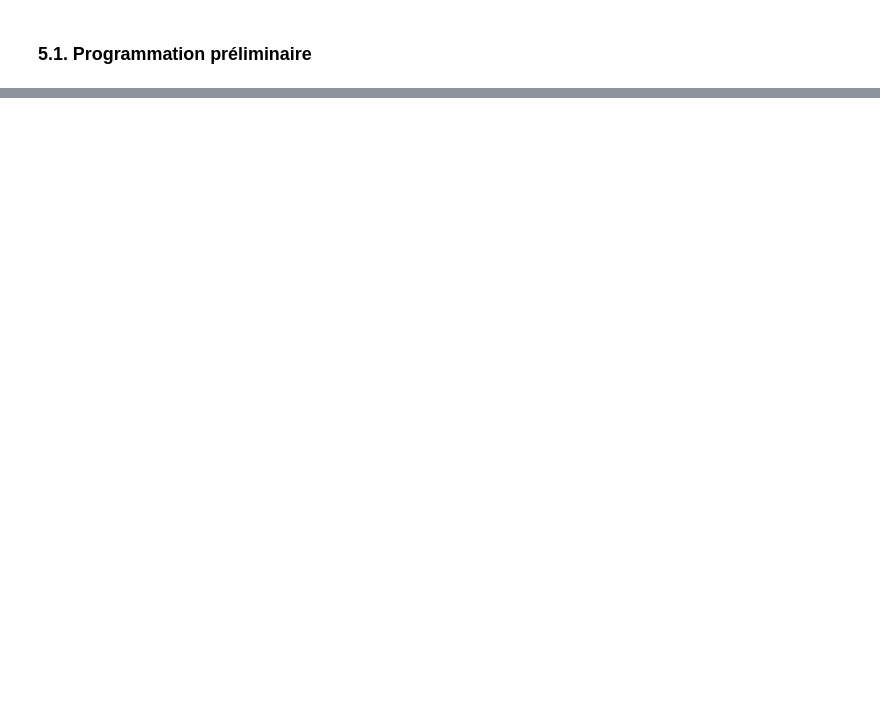
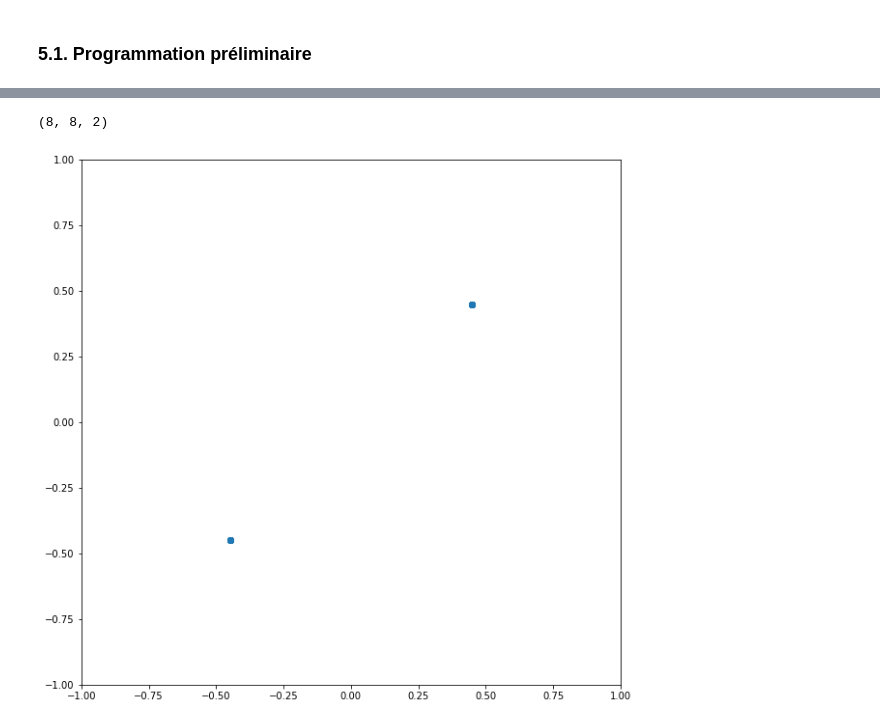
Before and after one commit to ahernot/UE11-calcul-differentiel, a Jupyter notebook: Reponses_FINAL.ipynb, the cells around one changed output, grey strips where cells are left out. Drawn from its saved outputs; the diff is of its cells as text; code cells hidden in the pictures; blank space fills up the shorter version.

```diff
--- a/Reponses_FINAL.ipynb
+++ b/Reponses_FINAL.ipynb
@@ -181,2 +207,10 @@ class DiffFunctions():
+# %%
+#   Fonctions d'application
+
+def f0(x: float or int, y: float or int) -> float:
+    return x + y
+
+def f1(x: float or int, y: float or int) -> float:
+    return 3.0 * x * x - 2.0 * x * y + 3.0 * y * y
 # %% [markdown]
 ### 5.2. Tâche 1
@@ -184,6 +218,5 @@ Implémentation de la fonction `Newton`
 # %%
 def Newton(F:Callable, x0:float, y0:float, eps:float=eps, N:int=N) -> tuple:
-
     """
     This function solves the equation F(x,y) = 0 around (x0,y0) using the Newton algorithm.
 
@@ -209,8 +242,10 @@ def Newton(F:Callable, x0:float, y0:float, eps:float=eps, N:int=N) -> tuple:
     for iter_counter in range(N):
 
         #   3.1. Inverting F's jacobian matrix
-        try: jacF_inv = npy.linalg.inv( jacF( *(X0.tolist()) ) )
-        except npy.linalg.linalg.LinAlgError: raise ValueError('The function to solve for has got a singular jacobian matrix.')
+        try:
+            jacF_inv = npy.linalg.inv( jacF( *(X0.tolist()) ) )
+        except npy.linalg.linalg.LinAlgError:
+            raise ValueError('The function to solve for has got a singular jacobian matrix.')
 
         #   3.2. Dot product between jacF and F(X0)
         F_dot = npy.dot( jacF_inv, F( *(X0.tolist()) ) )
@@ -242,0 +270,34 @@ lin_array = lin_array.transpose(1, 2, 0)
+# %%
+# Generating a grid to apply the function to
+lin_array = GFunc.linarray_2d((-0.75, 0.75), (-0.75, 0.75), (0.2, 0.2))#0.05, 0.05))
+print(lin_array.shape)
+
+def get_F(f:Callable, level:float = 0.0, offset:float = 0.0) -> Callable:
+    def F(x: float or int, y: float or int) -> np.ndarray:
+        return np.array([ f(x, y) - level , x - y - offset ])
+    return F
+# %% [output]
+(8, 8, 2)
+# %%
+#   Varying the seed point
+
+plt.figure()
+plt.xlim(-1, 1)
+plt.ylim(-1, 1)
+
+x_list = []
+y_list = []
+F = get_F(f1, level=0.8)
+# very ugly because Newton isn't vectorized
+for line in lin_array:
+    for col in lin_array:
+        for point in col:
+            try:
+                val = Newton(F, *(point.tolist()))
+                x_list.append(val[0])
+                y_list.append(val[1])
+            except: continue
+plt.scatter(x_list, y_list)
+plt.show()
+# %% [output]
+[figure, added]
```
Also changed, not shown: parts of 11 cells of this notebook, 2 other files.
